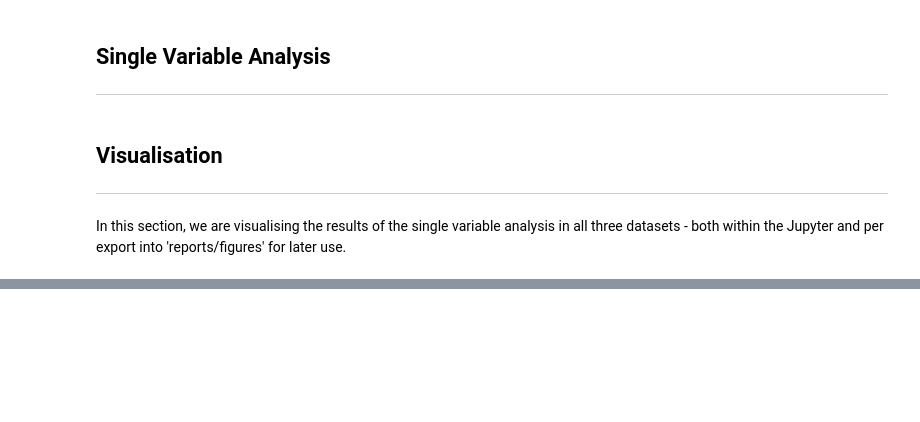
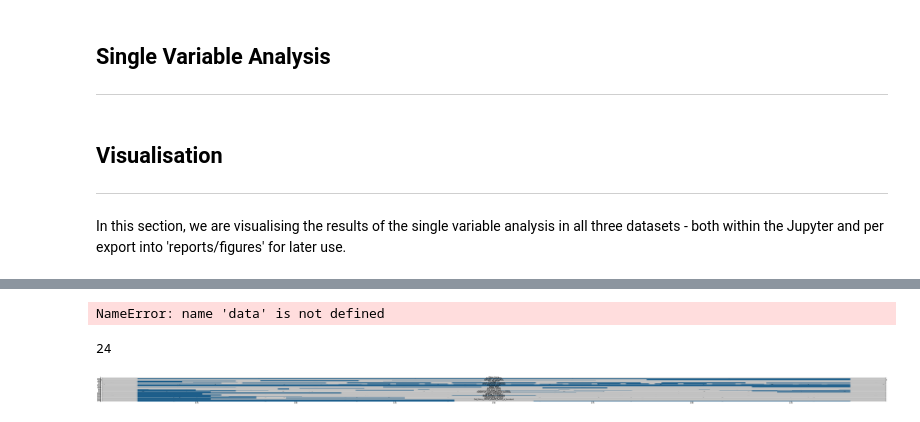
Before and after one commit to mikasenghaas/fyp2021p01g09, a Jupyter notebook: notebooks/single_variable_analysis.ipynb, the cells around one changed output, grey strips where cells are left out. Saved outputs shown, nothing was run; the diff lists cells and outputs as text; code cells hidden in the pictures; blank space fills up the shorter version.

Commit message:
Implemented SV Analysis, Visualisation and Export

```diff
--- a/notebooks/single_variable_analysis.ipynb
+++ b/notebooks/single_variable_analysis.ipynb
@@ -237,8 +238,10 @@ accidents_lookup = {
     },
     11: {
         "Name": "Time",
-        "Type": "Time",
-        "Map": None
+        "Type": "Categorical",
+        "Map": {0: "0-1", 1: "1-2", 2: "2-3", 3: "3-4", 4: "4-5", 5: "5-6", 6: "6-7", 7: "7-8", 8: "8-9", 9: "9-10",
+                10: "10-11", 11: "11-12", 12: "12-13", 13: "13-14", 14: "14-15", 15: "15-16", 16: "16-17", 17: "17-18",
+                18: "18-19", 19: "19-20", 20: "20-21", 21: "21-22", 22: "22-23", 23: "23-0", -1: "Missing Value"}
     },
     12: {
         "Name": "Local_Authority_(District)",
@@ -435,0 +390,29 @@ Column | Name | Variable Type | #Uniques | Uniques
+# %%
+fig, axes = plt.subplots(1)
+
+axes.bar(data[i]['Uniques'].keys(), data[i]['Uniques'].values())
+# %% [output]
+NameError: name 'data' is not defined
+# %%
+def visualise_summary(data):
+    # get the number of categorical data
+    count = sum([1 for i in range(len(data)) if data[i]['Type'] == 'Categorical'])
+    print(count)
+
+    fig, axes = plt.subplots(count, figsize=(4*count, 3))
+
+    axes_index = 0
+    for i in range(len(data)):
+        if data[i]['Type'] == 'Categorical' and i!=0:
+            axes_index += 1
+
+            axes[axes_index].bar(data[i]['Uniques'].keys(), data[i]['Uniques'].values())
+
+            axes[axes_index].set_title(data[i]['Name'])
+            #axes[i].set_xticks(data[i]['No_Uniques'])
+            #axes[i].set_xticklabel(data[i]['Map'].values())
+# %%
+visualise_summary(accidents_lookup)
+# %% [output]
+24
+[figure, added]
```
Also changed, not shown: parts of 13 cells of this notebook.
